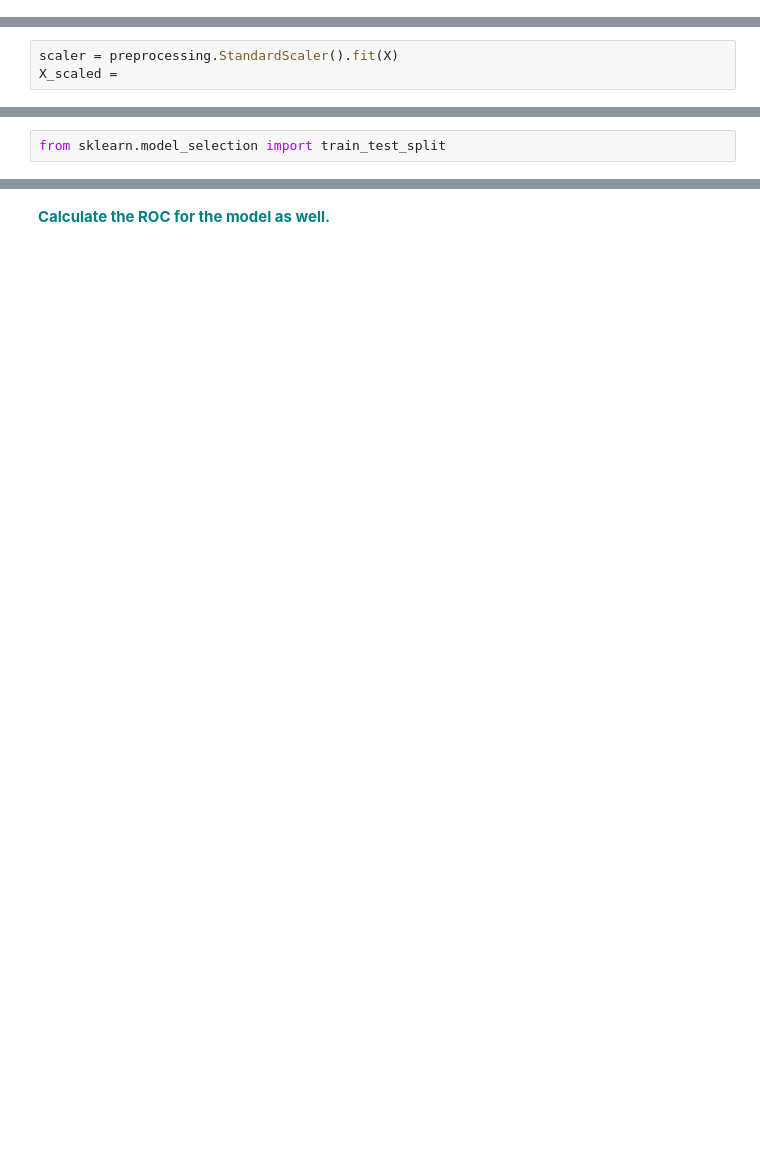
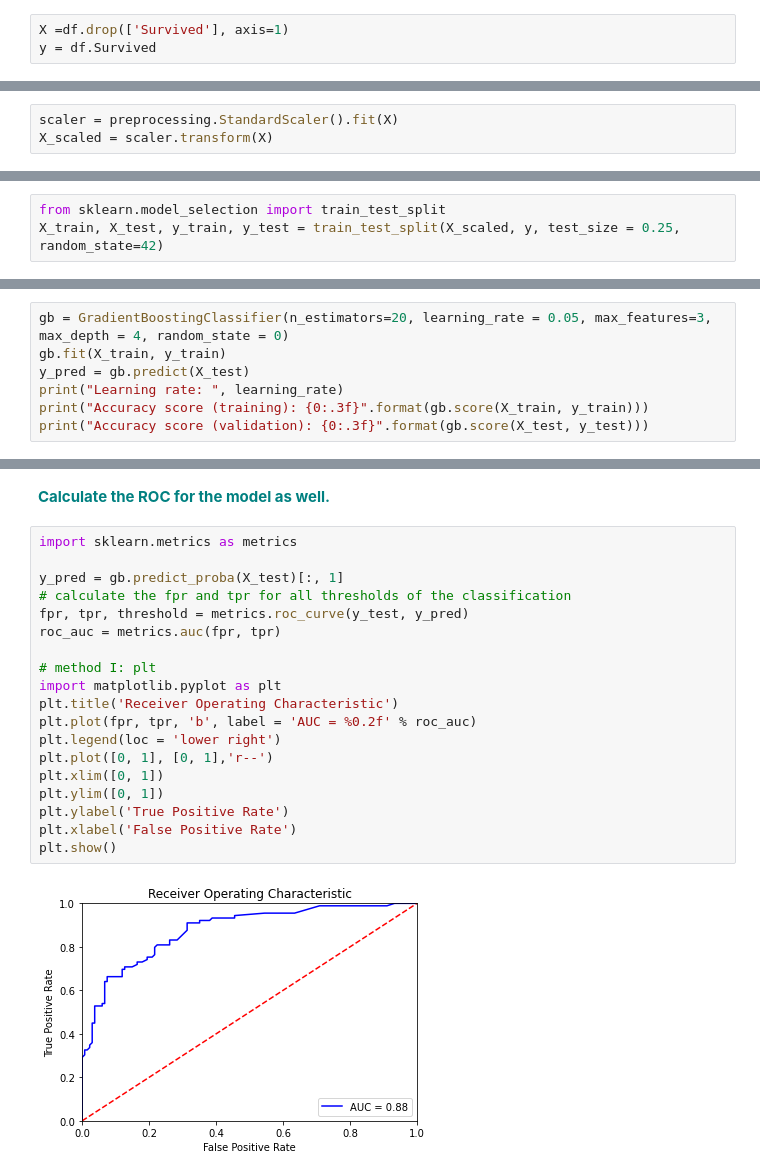
Before and after one commit to MartinWipf/Springboard, a Jupyter notebook: Gradient Boosting Case Study MWipf.ipynb, the cells around one changed output, grey strips where cells are left out. Cells and saved outputs as stored; diff of their text form; blank space fills up the shorter version.

Commit message:
Gradient Boosting revised commit

```diff
--- a/Gradient Boosting Case Study MWipf.ipynb
+++ b/Gradient Boosting Case Study MWipf.ipynb
@@ -133,0 +209,3 @@ y =
+# %%
+X =df.drop(['Survived'], axis=1)
+y = df.Survived
@@ -135,11 +227,12 @@ y =
 **<font color='teal'>Apply the standard scaler to the X matrix.</font>**
 # %%
 scaler = preprocessing.StandardScaler().fit(X)
-X_scaled =
+X_scaled = scaler.transform(X)
 # %% [markdown]
 **<font color='teal'>Split the X_scaled and y into 75/25 training and testing data subsets..</font>**
 # %%
 from sklearn.model_selection import train_test_split
+X_train, X_test, y_train, y_test = train_test_split(X_scaled, y, test_size = 0.25, random_state=42)
 # %% [markdown]
 **<font color='teal'>Run the cell below to test multiple learning rates in your gradient boosting classifier.</font>**
 # %%
@@ -154,2 +317,9 @@ for learning_rate in learning_rates:
 # %% [markdown]
 **<font color='teal'>Apply the best learning rate to the model fit and predict on the testing set. Print out the confusion matrix and the classification report to review the model performance.</font>**
+# %%
+gb = GradientBoostingClassifier(n_estimators=20, learning_rate = 0.05, max_features=3, max_depth = 4, random_state = 0)
+gb.fit(X_train, y_train)
+y_pred = gb.predict(X_test)
+print("Learning rate: ", learning_rate)
+print("Accuracy score (training): {0:.3f}".format(gb.score(X_train, y_train)))
+print("Accuracy score (validation): {0:.3f}".format(gb.score(X_test, y_test)))
@@ -156,2 +346,23 @@ for learning_rate in learning_rates:
 # %% [markdown]
 **<font color='teal'>Calculate the ROC for the model as well.</font>**
+# %%
+import sklearn.metrics as metrics
+
+y_pred = gb.predict_proba(X_test)[:, 1]
+# calculate the fpr and tpr for all thresholds of the classification
+fpr, tpr, threshold = metrics.roc_curve(y_test, y_pred)
+roc_auc = metrics.auc(fpr, tpr)
+
+# method I: plt
+import matplotlib.pyplot as plt
+plt.title('Receiver Operating Characteristic')
+plt.plot(fpr, tpr, 'b', label = 'AUC = %0.2f' % roc_auc)
+plt.legend(loc = 'lower right')
+plt.plot([0, 1], [0, 1],'r--')
+plt.xlim([0, 1])
+plt.ylim([0, 1])
+plt.ylabel('True Positive Rate')
+plt.xlabel('False Positive Rate')
+plt.show()
+# %% [output]
+[figure, added]
```
Also changed, not shown: parts of 19 cells of this notebook.
